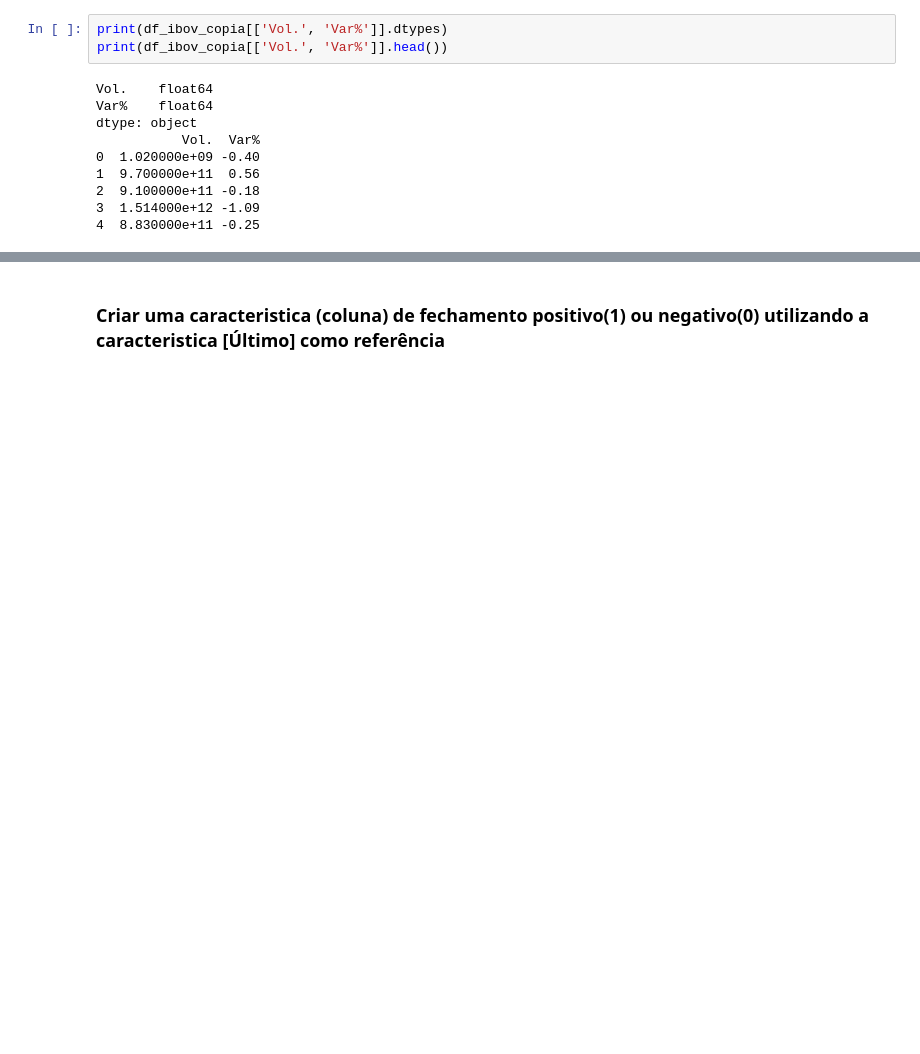
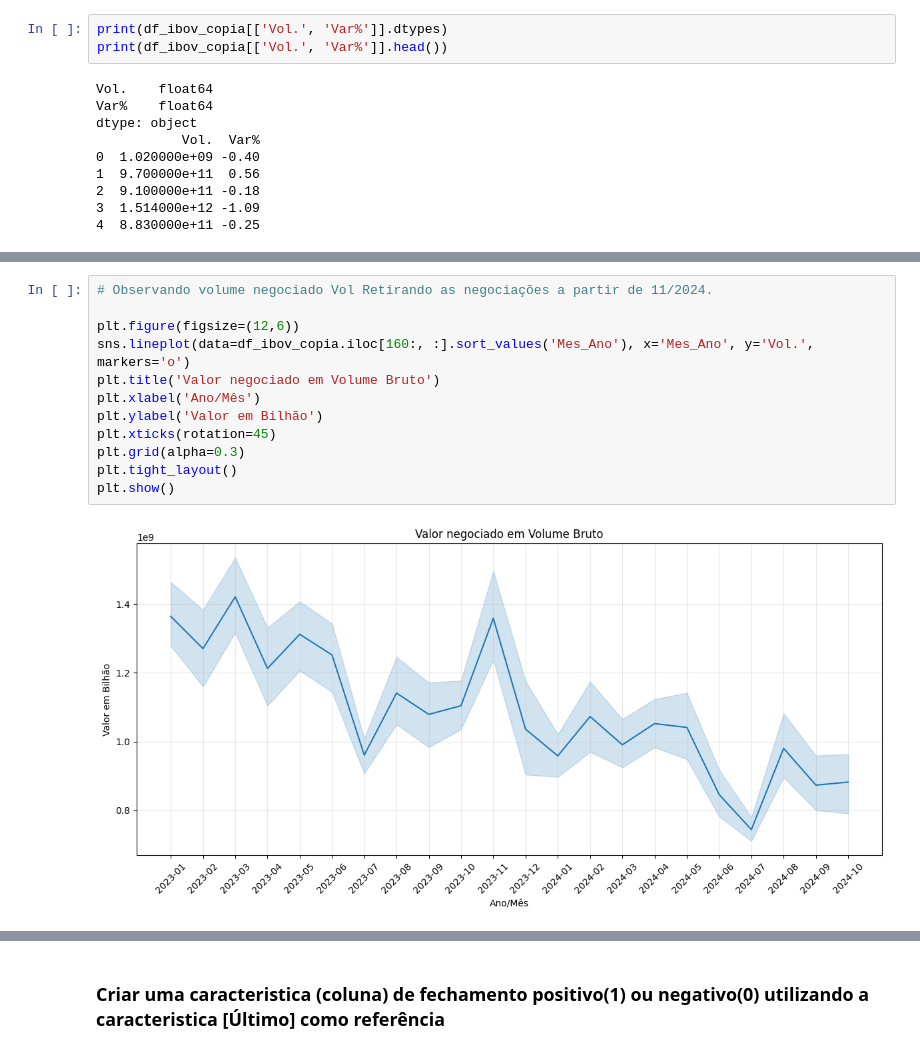
Before and after one commit to JacksonvBarbosa/Analise_Indice_Ibovespa, a Jupyter notebook: Codigo/DadosIbovespa.ipynb, the cells around one changed output, grey strips where cells are left out. Cells and saved outputs as stored; diff of their text form; blank space fills up the shorter version.

```diff
--- a/Codigo/DadosIbovespa.ipynb
+++ b/Codigo/DadosIbovespa.ipynb
@@ -149,0 +305,14 @@ dtype: object
+# %%
+# Observando volume negociado Vol Retirando as negociações a partir de 11/2024.
+
+plt.figure(figsize=(12,6))
+sns.lineplot(data=df_ibov_copia.iloc[160:, :].sort_values('Mes_Ano'), x='Mes_Ano', y='Vol.', markers='o')
+plt.title('Valor negociado em Volume Bruto')
+plt.xlabel('Ano/Mês')
+plt.ylabel('Valor em Bilhão')
+plt.xticks(rotation=45)
+plt.grid(alpha=0.3)
+plt.tight_layout()
+plt.show()
+# %% [output]
+[figure, added]
```
Also changed, not shown: parts of 22 cells of this notebook, 2 other files.
